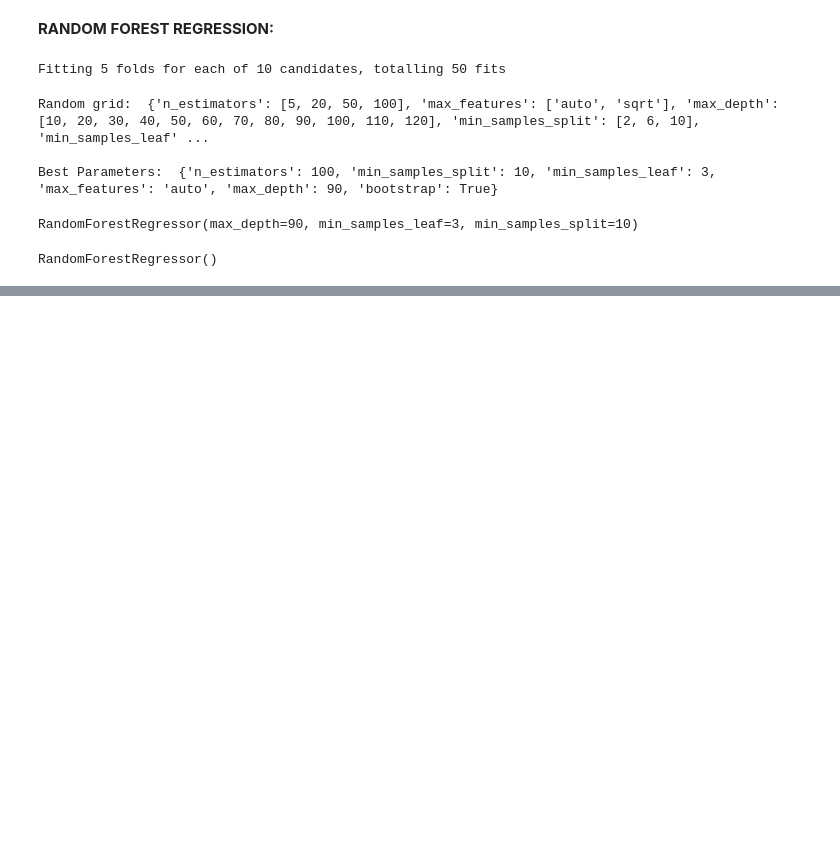
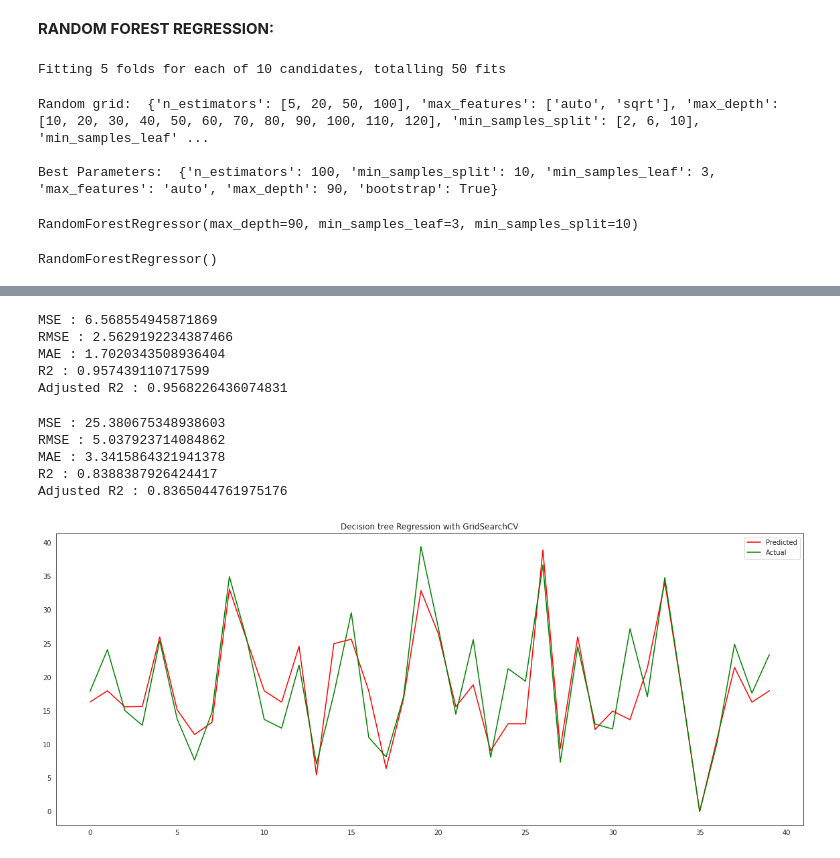
Before and after one commit to m123m12/Rental-Bike-Sharing-Demand-Prediction, a Jupyter notebook: Bike_Sharing_Demand_Prediction.ipynb, the cells around one changed output, grey strips where cells are left out. Cells and saved outputs as stored; diff of their text form; code cells hidden in the pictures; blank space fills up the shorter version.

```diff
--- a/Bike_Sharing_Demand_Prediction.ipynb
+++ b/Bike_Sharing_Demand_Prediction.ipynb
@@ -862,0 +983,28 @@ plt.show()
+# %%
+#calculating evaluation metrics for train data
+
+#Mean Squared Error(MSE)
+MSE = mean_squared_error((Y_train), (Y_pred_train_data))
+print('MSE :',MSE)
+
+#Root Mean Squared Error(RMSE)
+RMSE = np.sqrt(MSE)
+print("RMSE :",RMSE)
+
+#Mean Absolute Error(MAE)
+MAE = mean_absolute_error((Y_train), (Y_pred_train_data))
+print('MAE :', MAE)
+
+#R-Squared Error(R2)
+R2 = r2_score((Y_train), (Y_pred_train_data))
+print('R2 :', R2)
+
+# Adjusted R2
+Adj_R2 = (1-(1-r2_score(Y_train, Y_pred_train_data))*((X_test.shape[0]-1)/(X_test.shape[0]-X_test.shape[1]-1)))
+print( 'Adjusted R2 :', Adj_R2)
+# %% [output]
+MSE : 6.568554945871869
+RMSE : 2.5629192234387466
+MAE : 1.7020343508936404
+R2 : 0.957439110717599
+Adjusted R2 : 0.9568226436074831
@@ -862,0 +1022,28 @@ plt.show()
+# %%
+#calculating Performance Metrics for test data
+
+#Mean Squared Error(MSE)
+MSE = mean_squared_error((Y_test), (Y_pred_test_data))
+print('MSE :',MSE)
+
+#Root Mean Squared Error(RMSE)
+RMSE = np.sqrt(MSE)
+print("RMSE :",RMSE)
+
+#Mean Absolute Error
+MAE = mean_absolute_error((Y_test), (Y_pred_test_data))
+print('MAE :', MAE)
+
+#R-squared Error(R2)
+R2 = r2_score((Y_test), (Y_pred_test_data))
+print('R2 :', R2)
+
+# Adjusted R2
+Adj_R2 = (1-(1-r2_score(Y_test, Y_pred_test_data))*((X_test.shape[0]-1)/(X_test.shape[0]-X_test.shape[1]-1)))
+print( 'Adjusted R2 :', Adj_R2)
+# %% [output]
+MSE : 25.380675348938603
+RMSE : 5.037923714084862
+MAE : 3.3415864321941378
+R2 : 0.8388387926424417
+Adjusted R2 : 0.8365044761975176
@@ -862,0 +1061,10 @@ plt.show()
+# %%
+#Plotting the figure for Decision Tree Regression
+plt.figure(figsize=(20,8))
+plt.plot(np.array(Y_pred_test_data)[:40], color='r')
+plt.plot(np.array(Y_test)[:40], color='g')
+plt.legend(["Predicted","Actual"])
+plt.title('Decision tree Regression with GridSearchCV')
+plt.show()
+# %% [output]
+[figure, added]
```
Also changed, not shown: parts of 27 cells of this notebook.
